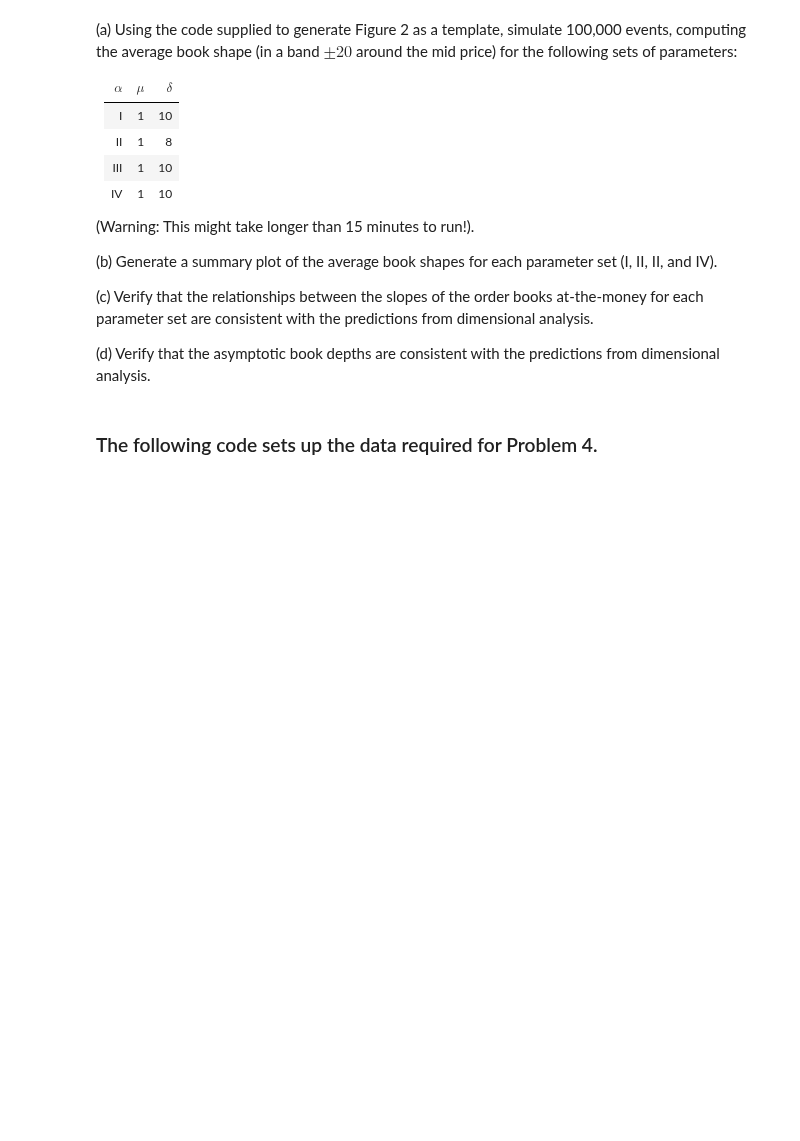
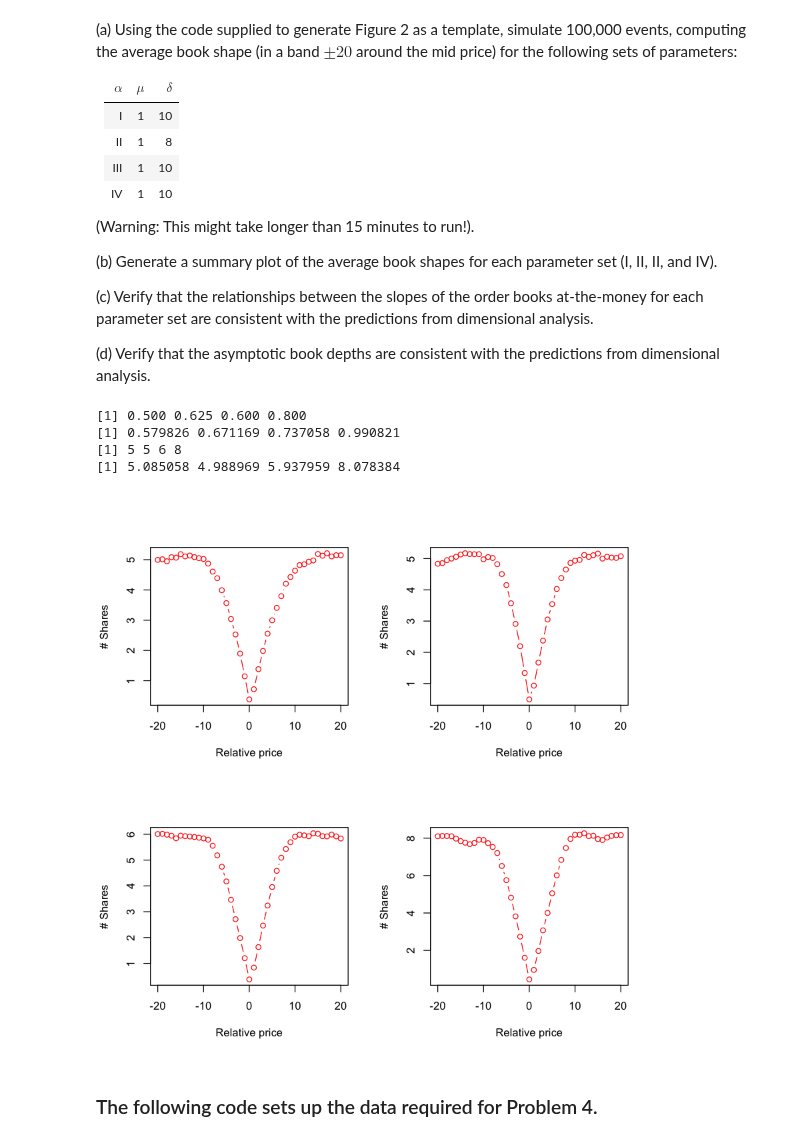
Before and after one commit to wubiya/MicroStructure, a Jupyter notebook: 9879HW01_Spring2016.ipynb, the cells around one changed output. Saved outputs shown, nothing was run; the diff lists cells and outputs as text; code cells hidden in the pictures; blank space fills up the shorter version.

```diff
--- a/9879HW01_Spring2016.ipynb
+++ b/9879HW01_Spring2016.ipynb
@@ -100,6 +111,48 @@ IV| 1  | 10 | $\frac18$
 (c) Verify that the relationships between the slopes of the order books at-the-money for each parameter set are consistent with the predictions from dimensional analysis.
 
 (d) Verify that the asymptotic book depths are consistent with the predictions from dimensional analysis.
+# %%
+alphas <- c(1,1,1,1)
+mus <- c(10,8,10,10)
+deltas <- c(1/5,1/5,1/6,1/8)
+par(mfrow=c(2,2))
+empirical_slope<-c()
+simulation_slope<-c()
+empirical_depth<-c()
+simulation_depth<-c()
+for (i in 1:4)
+{
+    alpha<-alphas[i]
+    mu<-mus[i]
+    delta<-deltas[i]
+    empirical_slope<-c(empirical_slope,alpha^2/mu/delta)
+    empirical_depth<-c(empirical_depth,alpha/delta)
+    initializeBook5()
+    # Burn in for 100 events
+    for(count in 1:100){
+      generateEvent()
+    }
+    numEvents <- 100000 # Average over 10,000 events
+    avgBookShape <- bookShape(20)/numEvents
+    for(count in 2:numEvents){
+      generateEvent()
+      avgBookShape <- avgBookShape+bookShape(20)/numEvents
+    }
+    simulation_slope<-c(simulation_slope,mean(abs(diff(avgBookShape))[16:25]))
+    simulation_depth<-c(simulation_depth,mean(avgBookShape[c(1:5,37:41)]))
+    # select the midest 10 points' avg to get an approximation of slope
+    plot(-20:20,avgBookShape,main=NA,xlab="Relative price",ylab="# Shares", col="red", type="b")
+}
+print(empirical_slope)
+print(simulation_slope)
+print(empirical_depth)
+print(simulation_depth)
+# %% [output]
+[1] 0.500 0.625 0.600 0.800
+[1] 0.579826 0.671169 0.737058 0.990821
+[1] 5 5 6 8
+[1] 5.085058 4.988969 5.937959 8.078384
+[figure, added]
 # %% [markdown]
 ### The following code sets up the data required for Problem 4.
 # %%
```
Also changed, not shown: parts of 3 cells of this notebook, 1 other file.
